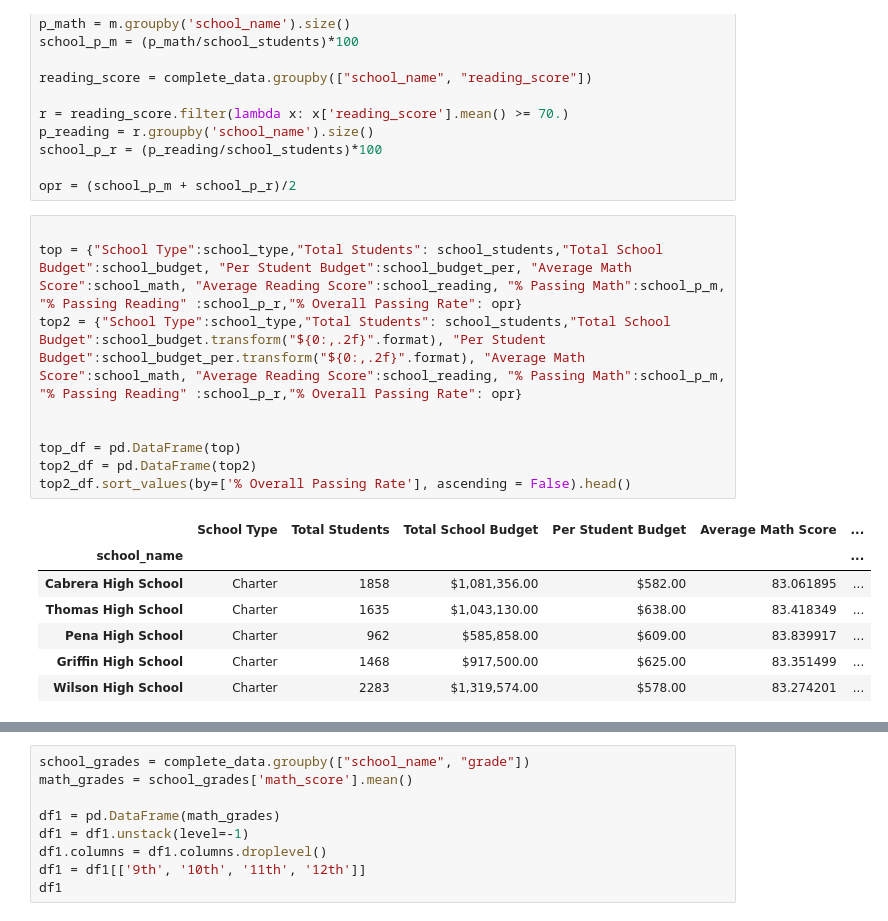
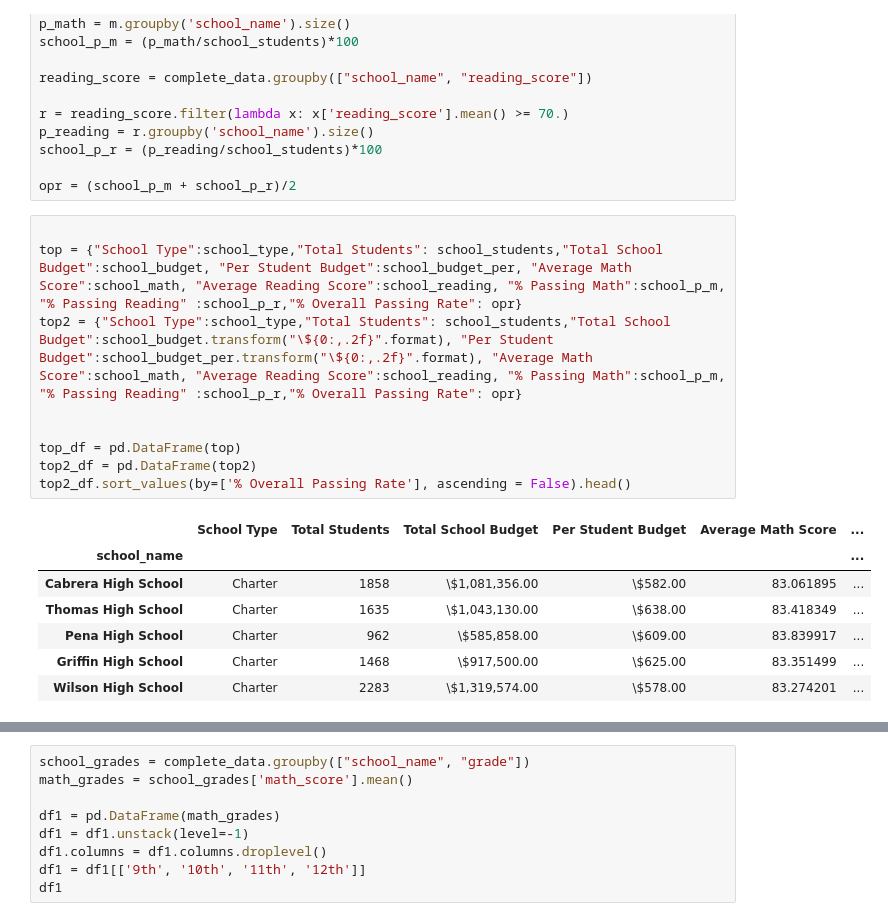
Before and after one commit to jackharv7/Pandas-City-Schools, a Jupyter notebook: Pandas City Schools.ipynb, the cells around one changed output, grey strips where cells are left out. Saved outputs shown, nothing was run; the diff lists cells and outputs as text.

```diff
--- a/Pandas City Schools.ipynb
+++ b/Pandas City Schools.ipynb
@@ -62,20 +62,20 @@ opr = (school_p_m + school_p_r)/2
 # %%
 
 top = {"School Type":school_type,"Total Students": school_students,"Total School Budget":school_budget, "Per Student Budget":school_budget_per, "Average Math Score":school_math, "Average Reading Score":school_reading, "% Passing Math":school_p_m, "% Passing Reading" :school_p_r,"% Overall Passing Rate": opr}
-top2 = {"School Type":school_type,"Total Students": school_students,"Total School Budget":school_budget.transform("${0:,.2f}".format), "Per Student Budget":school_budget_per.transform("${0:,.2f}".format), "Average Math Score":school_math, "Average Reading Score":school_reading, "% Passing Math":school_p_m, "% Passing Reading" :school_p_r,"% Overall Passing Rate": opr}
+top2 = {"School Type":school_type,"Total Students": school_students,"Total School Budget":school_budget.transform("\${0:,.2f}".format), "Per Student Budget":school_budget_per.transform("\${0:,.2f}".format), "Average Math Score":school_math, "Average Reading Score":school_reading, "% Passing Math":school_p_m, "% Passing Reading" :school_p_r,"% Overall Passing Rate": opr}
 
 
 top_df = pd.DataFrame(top)
 top2_df = pd.DataFrame(top2)
 top2_df.sort_values(by=['% Overall Passing Rate'], ascending = False).head()
 # %% [output]
 |  | School Type | Total Students | Total School Budget | Per Student Budget | Average Math Score | ... |
 | school_name |  |  |  |  |  | ... |
-| Cabrera High School | Charter | 1858 | $1,081,356.00 | $582.00 | 83.061895 | ... |
-| Thomas High School | Charter | 1635 | $1,043,130.00 | $638.00 | 83.418349 | ... |
-| Pena High School | Charter | 962 | $585,858.00 | $609.00 | 83.839917 | ... |
-| Griffin High School | Charter | 1468 | $917,500.00 | $625.00 | 83.351499 | ... |
-| Wilson High School | Charter | 2283 | $1,319,574.00 | $578.00 | 83.274201 | ... |
+| Cabrera High School | Charter | 1858 | \$1,081,356.00 | \$582.00 | 83.061895 | ... |
+| Thomas High School | Charter | 1635 | \$1,043,130.00 | \$638.00 | 83.418349 | ... |
+| Pena High School | Charter | 962 | \$585,858.00 | \$609.00 | 83.839917 | ... |
+| Griffin High School | Charter | 1468 | \$917,500.00 | \$625.00 | 83.351499 | ... |
+| Wilson High School | Charter | 2283 | \$1,319,574.00 | \$578.00 | 83.274201 | ... |
 # %%
 top2_df.sort_values(by=['% Overall Passing Rate']).head()
 # %% [output]
```
Also changed, not shown: parts of 1 cell of this notebook.
